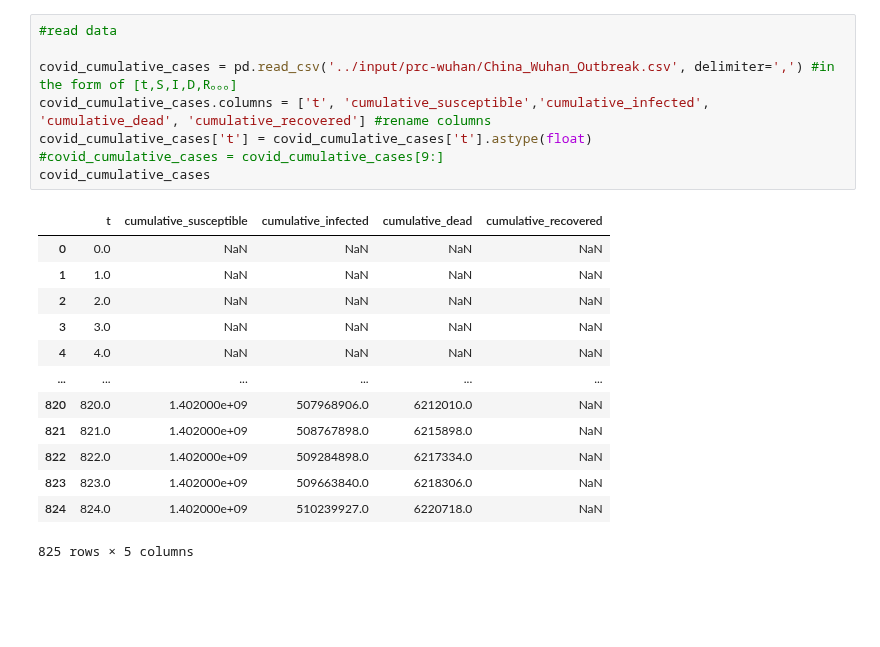
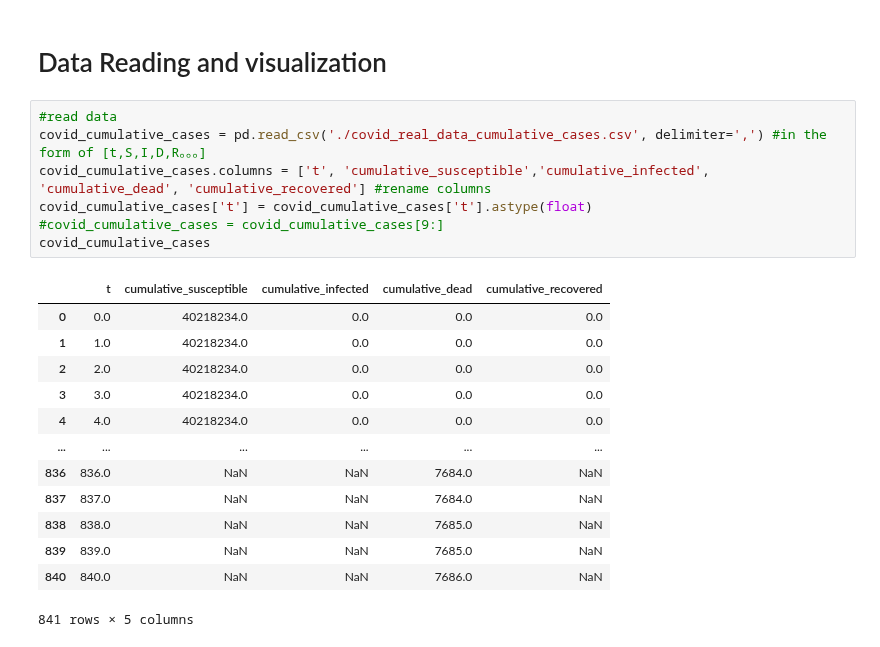
Before and after one commit to jhgoblue/covid-19-pbl, a Jupyter notebook: dinn-sird-baseline.ipynb, the cells around one changed output. Saved outputs shown, nothing was run; the diff lists cells and outputs as text; blank space fills up the shorter version.

```diff
--- a/dinn-sird-baseline.ipynb
+++ b/dinn-sird-baseline.ipynb
@@ -19,25 +141,26 @@ torch.manual_seed(1234)
+# %% [markdown]
+# Data Reading and visualization #
 # %%
 #read data
-
-covid_cumulative_cases = pd.read_csv('../input/prc-wuhan/China_Wuhan_Outbreak.csv', delimiter=',') #in the form of [t,S,I,D,R。。。]
+covid_cumulative_cases = pd.read_csv('./covid_real_data_cumulative_cases.csv', delimiter=',') #in the form of [t,S,I,D,R。。。]
 covid_cumulative_cases.columns = ['t', 'cumulative_susceptible','cumulative_infected', 'cumulative_dead', 'cumulative_recovered'] #rename columns
 covid_cumulative_cases['t'] = covid_cumulative_cases['t'].astype(float)
 #covid_cumulative_cases = covid_cumulative_cases[9:]
 covid_cumulative_cases
 # %% [output]
 |  | t | cumulative_susceptible | cumulative_infected | cumulative_dead | cumulative_recovered |
-| 0 | 0.0 | NaN | NaN | NaN | NaN |
-| 1 | 1.0 | NaN | NaN | NaN | NaN |
-| 2 | 2.0 | NaN | NaN | NaN | NaN |
-| 3 | 3.0 | NaN | NaN | NaN | NaN |
-| 4 | 4.0 | NaN | NaN | NaN | NaN |
+| 0 | 0.0 | 40218234.0 | 0.0 | 0.0 | 0.0 |
+| 1 | 1.0 | 40218234.0 | 0.0 | 0.0 | 0.0 |
+| 2 | 2.0 | 40218234.0 | 0.0 | 0.0 | 0.0 |
+| 3 | 3.0 | 40218234.0 | 0.0 | 0.0 | 0.0 |
+| 4 | 4.0 | 40218234.0 | 0.0 | 0.0 | 0.0 |
 | ... | ... | ... | ... | ... | ... |
-| 820 | 820.0 | 1.402000e+09 | 507968906.0 | 6212010.0 | NaN |
-| 821 | 821.0 | 1.402000e+09 | 508767898.0 | 6215898.0 | NaN |
-| 822 | 822.0 | 1.402000e+09 | 509284898.0 | 6217334.0 | NaN |
-| 823 | 823.0 | 1.402000e+09 | 509663840.0 | 6218306.0 | NaN |
-| 824 | 824.0 | 1.402000e+09 | 510239927.0 | 6220718.0 | NaN |
+| 836 | 836.0 | NaN | NaN | 7684.0 | NaN |
+| 837 | 837.0 | NaN | NaN | 7684.0 | NaN |
+| 838 | 838.0 | NaN | NaN | 7685.0 | NaN |
+| 839 | 839.0 | NaN | NaN | 7685.0 | NaN |
+| 840 | 840.0 | NaN | NaN | 7686.0 | NaN |
-825 rows × 5 columns
+841 rows × 5 columns
 # %%
 cumulative_susceptible = []
 cumulative_infected = []
```
Also changed, not shown: parts of 19 cells of this notebook.
